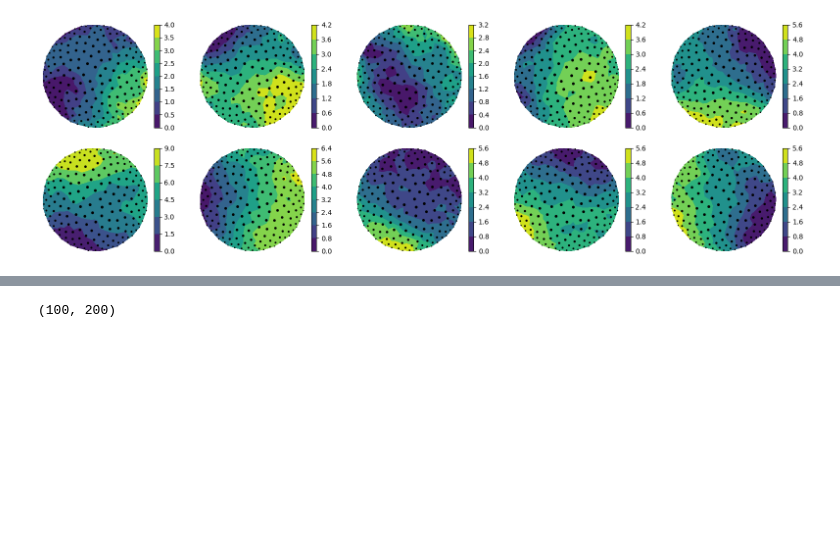
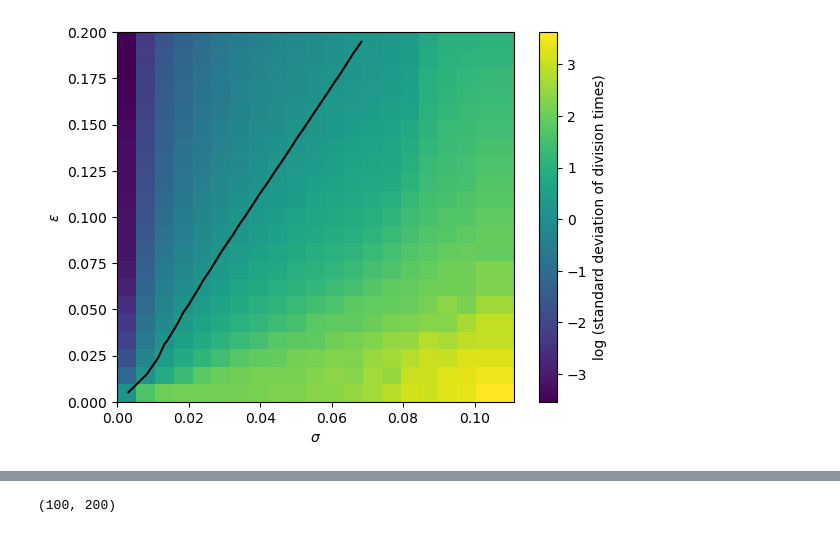
Before and after one commit to Irene-Li/MitoticWaves, a Jupyter notebook: kuramoto_hemisphere.ipynb, the cells around one changed output, grey strips where cells are left out. Cells and saved outputs as stored; diff of their text form; code cells hidden in the pictures; blank space fills up the shorter version.

```diff
--- a/kuramoto_hemisphere.ipynb
+++ b/kuramoto_hemisphere.ipynb
@@ -102,21 +235,0 @@ for i in range(n_samples):
-# %%
-fig, axes = plt.subplots(2, 5, figsize=(20, 6))
-
-for (i, division_time) in enumerate(Ts):
-
-    indices = np.unravel_index(i, (2, 5))
-    axes[indices].tricontourf(model.x, model.y, division_time, cmap='viridis')
-    axes[indices].scatter(model.x, model.y, color='k',  s = model.z*10, marker='o', edgecolors='k')
-    axes[indices].axis('off')
-
-    fig.colorbar(axes[indices].collections[0], ax=axes[indices])
-    # plt.tricontourf(model.x, model.y, division_time, cmap='viridis')
-    # plt.colorbar()
-    # plt.scatter(model.x, model.y, color='k',  s = model.z*10, marker='o', edgecolors='k')
-
-
-# plt.title(r'$\epsilon={:.2}, \sigma={:.2}$'.format(epsilon, sigma))
-    # plt.savefig("Figures/sim_epsilon={:.2}_sigma={:.2}.png".format(epsilon, sigma), bbox_inches='tight', dpi=400)
-plt.show()
-# %% [output]
-[figure, removed]
@@ -131,0 +236,40 @@ plt.show()
+# %%
+# Define the parameters needed to load the data
+mean_omega = 2*np.pi/(28.3) # mean natural frequency
+N = 64
+T = 210
+n_frames = T*10
+eta = 0
+epsilons = np.linspace(0, 0.2, 21)
+sigmas = mean_omega*np.linspace(0, 0.5, 21)
+seeds = [0, 1, 2, 3, 4, 5, 6, 7, 8, 9]
+
+
+Ts = []
+stds = []
+for epsilon in epsilons:
+    for sigma in sigmas:
+        for seed in seeds:
+            filename = 'Sims/epsilon_{:.2}_sigma_{:.2}_seed_{}_theta.npy'.format(epsilon, sigma, seed)
+            thetas = np.load(filename)
+            division_time = find_division_timings(thetas, T)
+            Ts.append(division_time)
+            stds.append(find_std_all_rounds(thetas, T, mean_omega, num_periods=8))
+
+Ts = np.array(Ts).reshape((len(epsilons), len(sigmas), len(seeds), N))
+std_last = np.std(Ts, axis=-1)
+
+stds = np.array(stds).reshape((len(epsilons), len(sigmas), len(seeds), 8))
+# %%
+m_std_last = np.mean(std_last, axis=-1)
+m_stds = np.mean(stds, axis=2)
+# %%
+plt.imshow(np.log(m_std_last), extent=[sigmas[0], sigmas[-1], epsilons[0], epsilons[-1]], origin='lower', aspect='auto')
+plt.xlabel(r'$\sigma$')
+plt.ylabel(r'$\epsilon$')
+cbar = plt.colorbar()
+cbar.set_label('log (standard deviation of division times)')
+cs = plt.contour(np.log(m_std_last), levels=[np.log(1.22)], colors='black', extent=[sigmas[0], sigmas[-1], epsilons[0], epsilons[-1]], origin='lower')
+plt.show()
+# %% [output]
+[figure, added]
```
Also changed, not shown: parts of 9 cells of this notebook, 19 other files.
